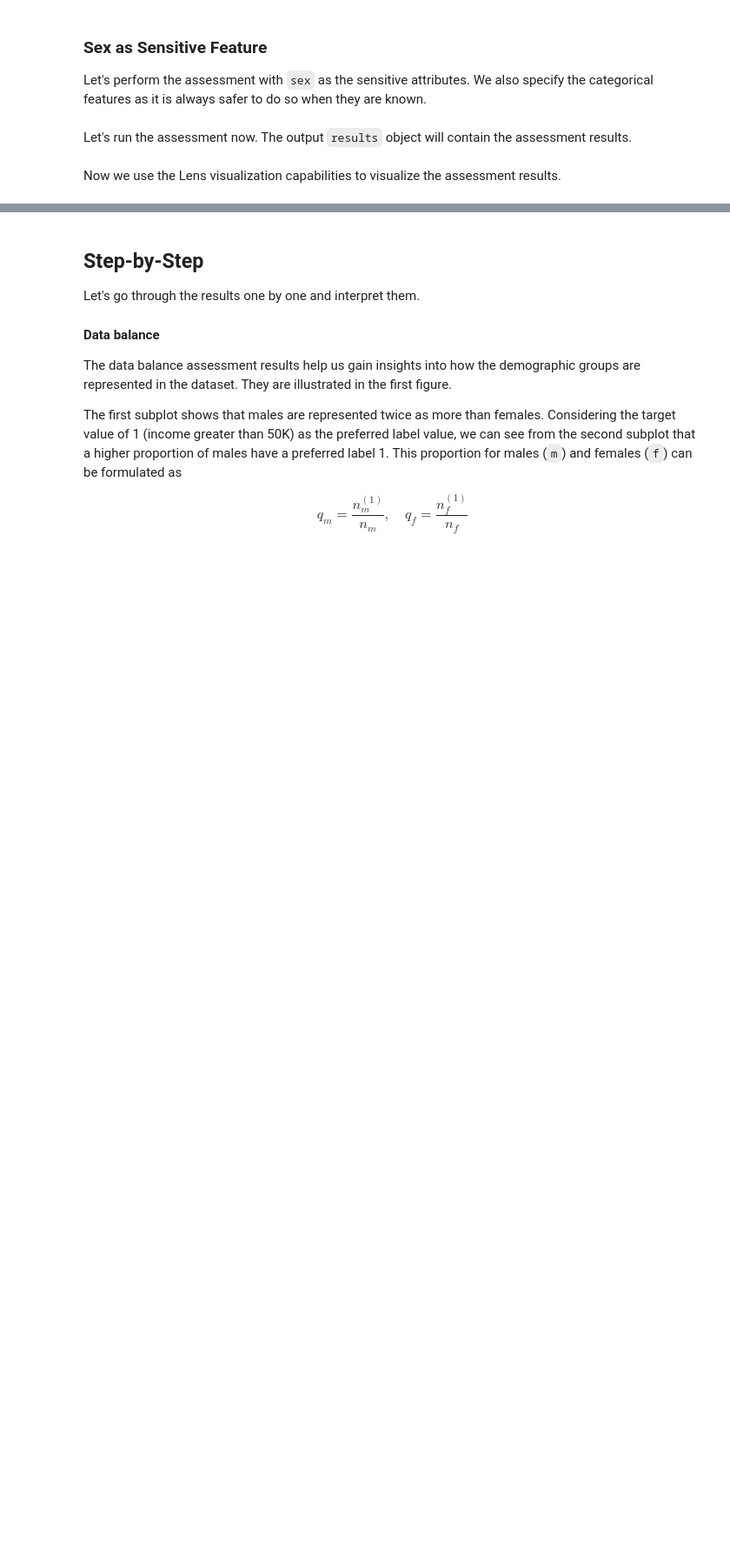
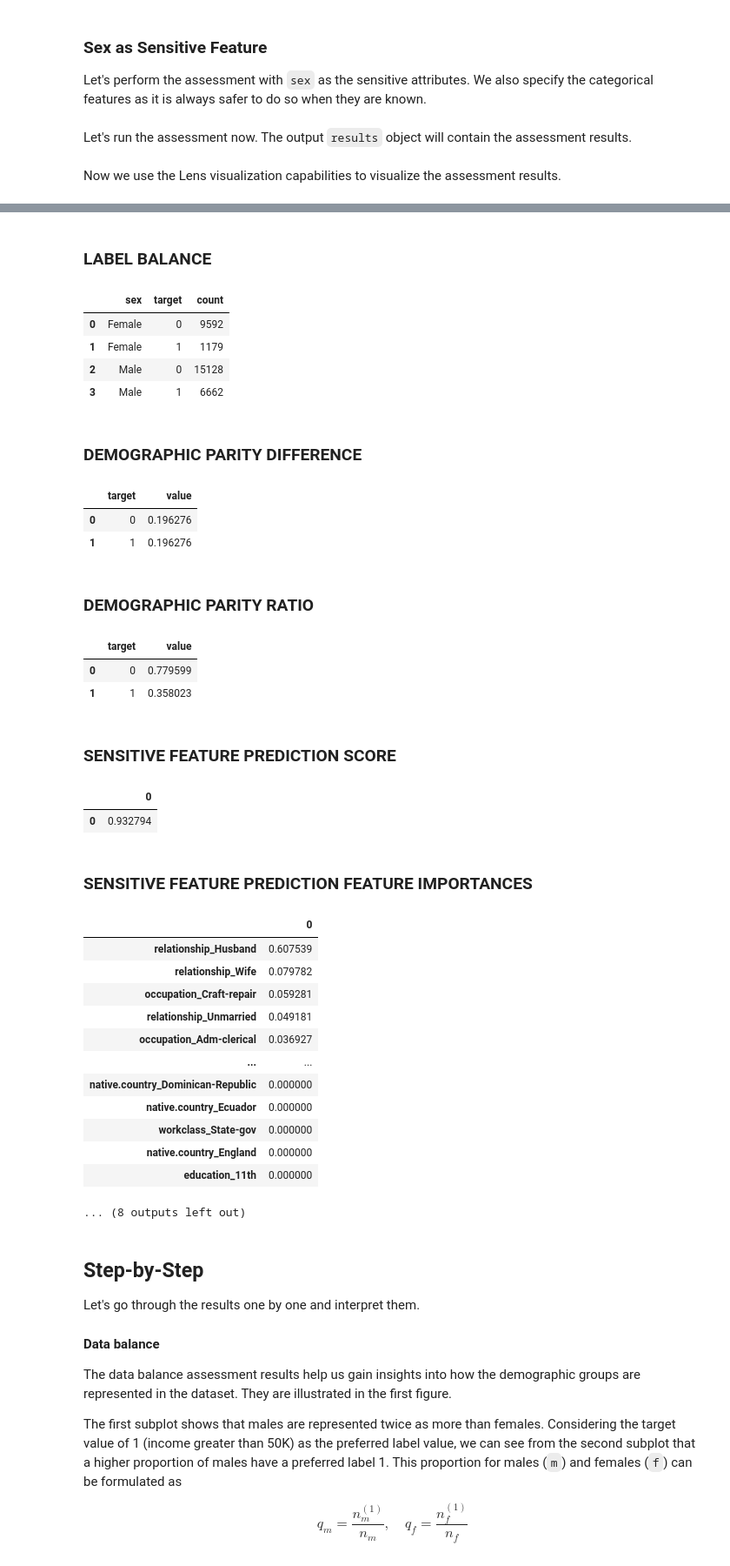
Before and after one commit to credo-ai/credoai_lens, a Jupyter notebook: docs/notebooks/lens_demos/dataset_assessment.ipynb, the cells around one changed output, grey strips where cells are left out. Shown at 87% size. Cells and saved outputs as stored; diff of their text form; code cells hidden in the pictures; blank space fills up the shorter version.

```diff
--- a/docs/notebooks/lens_demos/dataset_assessment.ipynb
+++ b/docs/notebooks/lens_demos/dataset_assessment.ipynb
@@ -104,0 +99,3 @@ reports = lens.create_reports()
+# %%
+reporters, final_report = lens.create_reports('My Report', display_results=True)
+# %% [output]
@@ -105,3 +106,34 @@ reports = lens.create_reports()
+LABEL BALANCE
+|  | sex | target | count |
+| 0 | Female | 0 | 9592 |
+| 1 | Female | 1 | 1179 |
+| 2 | Male | 0 | 15128 |
+| 3 | Male | 1 | 6662 |
+DEMOGRAPHIC PARITY DIFFERENCE
+|  | target | value |
+| 0 | 0 | 0.196276 |
+| 1 | 1 | 0.196276 |
+DEMOGRAPHIC PARITY RATIO
+|  | target | value |
+| 0 | 0 | 0.779599 |
+| 1 | 1 | 0.358023 |
+SENSITIVE FEATURE PREDICTION SCORE
+|  | 0 |
+| 0 | 0.932794 |
+SENSITIVE FEATURE PREDICTION FEATURE IMPORTANCES
+|  | 0 |
+| relationship_Husband | 0.607539 |
+| relationship_Wife | 0.079782 |
+| occupation_Craft-repair | 0.059281 |
+| relationship_Unmarried | 0.049181 |
+| occupation_Adm-clerical | 0.036927 |
+| ... | ... |
+| native.country_Dominican-Republic | 0.000000 |
+| native.country_Ecuador | 0.000000 |
+| workclass_State-gov | 0.000000 |
+| native.country_England | 0.000000 |
+| education_11th | 0.000000 |
+... (8 outputs left out)
 # %% [markdown]
 ## Step-by-Step
 
```
Also changed, not shown: parts of 4 cells of this notebook, 4 other files.
